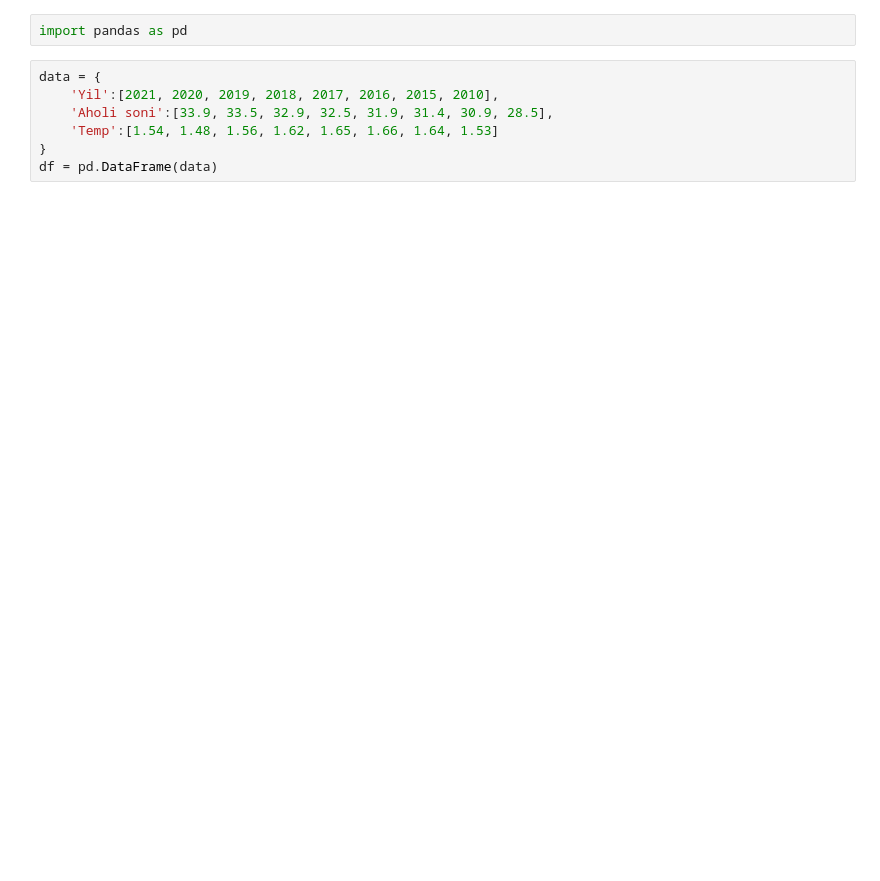
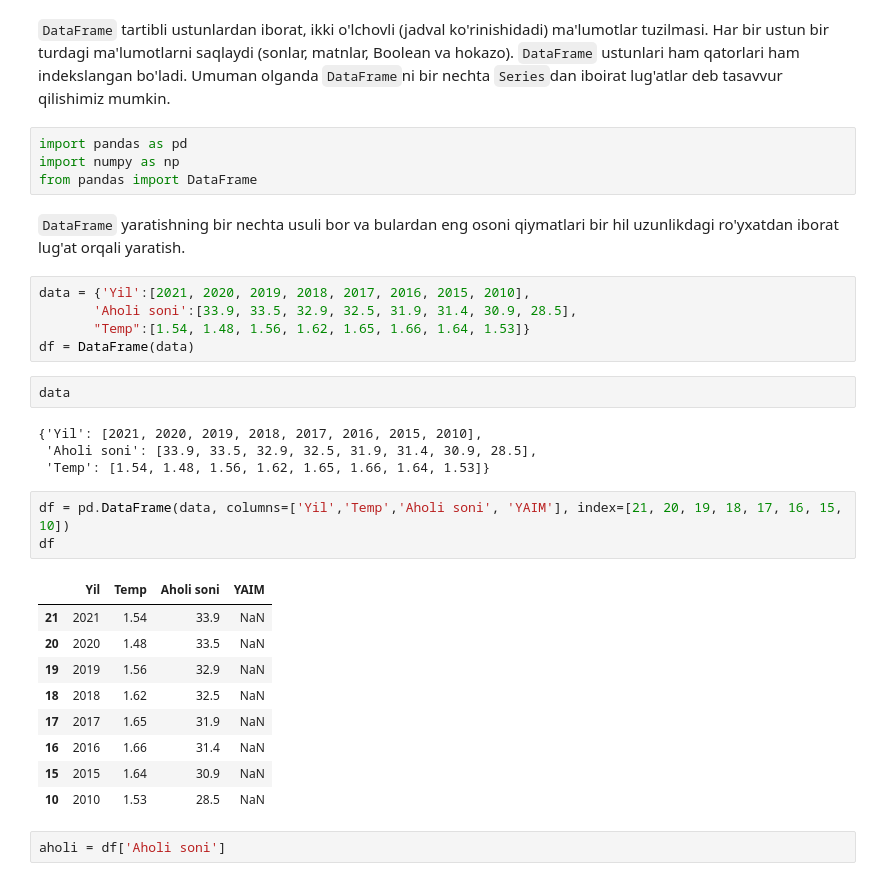
Before and after one commit to lazizrakhmat/DS-Pandas, a Jupyter notebook: _2_2_2_DataFrame.ipynb, the cells around one changed output. Drawn from its saved outputs; the diff is of its cells as text; blank space fills up the shorter version.

```diff
--- a/_2_2_2_DataFrame.ipynb
+++ b/_2_2_2_DataFrame.ipynb
@@ -11,9 +9,34 @@ Ma'lumotlar tahlili. Pandas kutubxonasi
+# %% [markdown]
+`DataFrame` tartibli ustunlardan iborat, ikki o'lchovli (jadval ko'rinishidadi) ma'lumotlar tuzilmasi. Har bir ustun bir turdagi ma'lumotlarni saqlaydi (sonlar, matnlar, Boolean va hokazo). `DataFrame` ustunlari ham qatorlari ham indekslangan bo'ladi. Umuman olganda `DataFrame`ni bir nechta `Series`dan iboirat lug'atlar deb tasavvur qilishimiz mumkin.
 # %%
 import pandas as pd
+import numpy as np
+from pandas import DataFrame
+# %% [markdown]
+`DataFrame` yaratishning bir nechta usuli bor va bulardan eng osoni qiymatlari bir hil uzunlikdagi ro'yxatdan iborat lug'at orqali yaratish.
 # %%
-data = {
-    'Yil':[2021, 2020, 2019, 2018, 2017, 2016, 2015, 2010],
-    'Aholi soni':[33.9, 33.5, 32.9, 32.5, 31.9, 31.4, 30.9, 28.5],
-    'Temp':[1.54, 1.48, 1.56, 1.62, 1.65, 1.66, 1.64, 1.53]
-}
-df = pd.DataFrame(data)
+data = {'Yil':[2021, 2020, 2019, 2018, 2017, 2016, 2015, 2010],
+       'Aholi soni':[33.9, 33.5, 32.9, 32.5, 31.9, 31.4, 30.9, 28.5],
+       "Temp":[1.54, 1.48, 1.56, 1.62, 1.65, 1.66, 1.64, 1.53]}
+df = DataFrame(data)
+# %%
+data
+# %% [output]
+{'Yil': [2021, 2020, 2019, 2018, 2017, 2016, 2015, 2010],
+ 'Aholi soni': [33.9, 33.5, 32.9, 32.5, 31.9, 31.4, 30.9, 28.5],
+ 'Temp': [1.54, 1.48, 1.56, 1.62, 1.65, 1.66, 1.64, 1.53]}
+# %%
+df = pd.DataFrame(data, columns=['Yil','Temp','Aholi soni', 'YAIM'], index=[21, 20, 19, 18, 17, 16, 15, 10])
+df
+# %% [output]
+|  | Yil | Temp | Aholi soni | YAIM |
+| 21 | 2021 | 1.54 | 33.9 | NaN |
+| 20 | 2020 | 1.48 | 33.5 | NaN |
+| 19 | 2019 | 1.56 | 32.9 | NaN |
+| 18 | 2018 | 1.62 | 32.5 | NaN |
+| 17 | 2017 | 1.65 | 31.9 | NaN |
+| 16 | 2016 | 1.66 | 31.4 | NaN |
+| 15 | 2015 | 1.64 | 30.9 | NaN |
+| 10 | 2010 | 1.53 | 28.5 | NaN |
+# %%
+aholi = df['Aholi soni']
```
Also changed, not shown: parts of 12 cells of this notebook.
